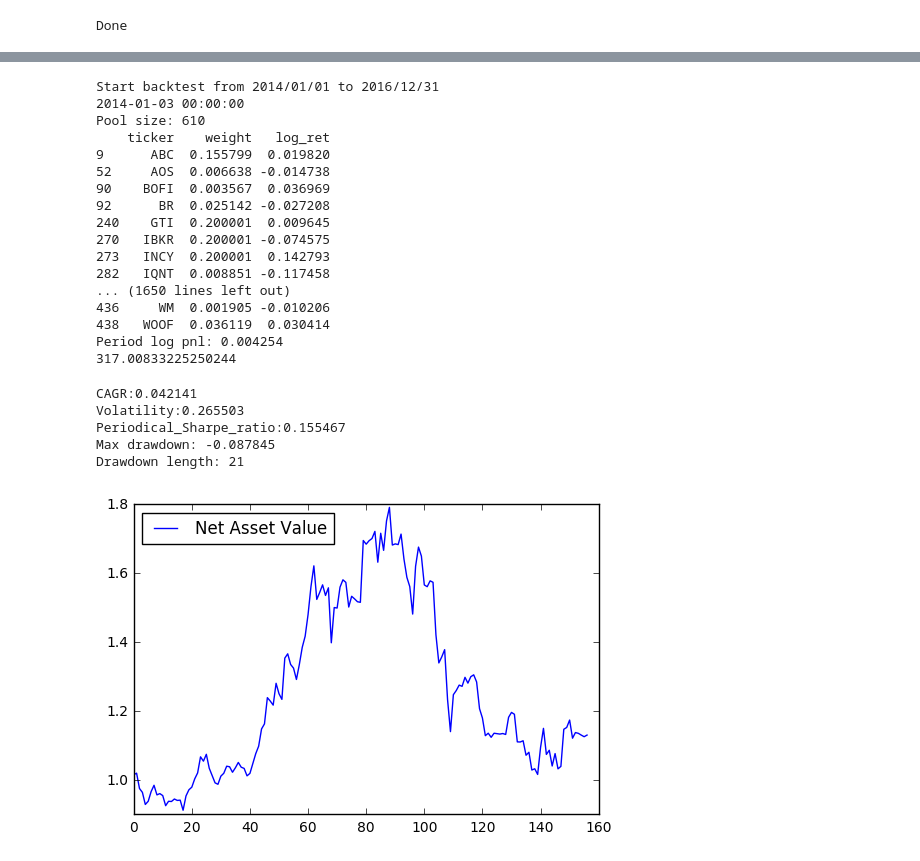
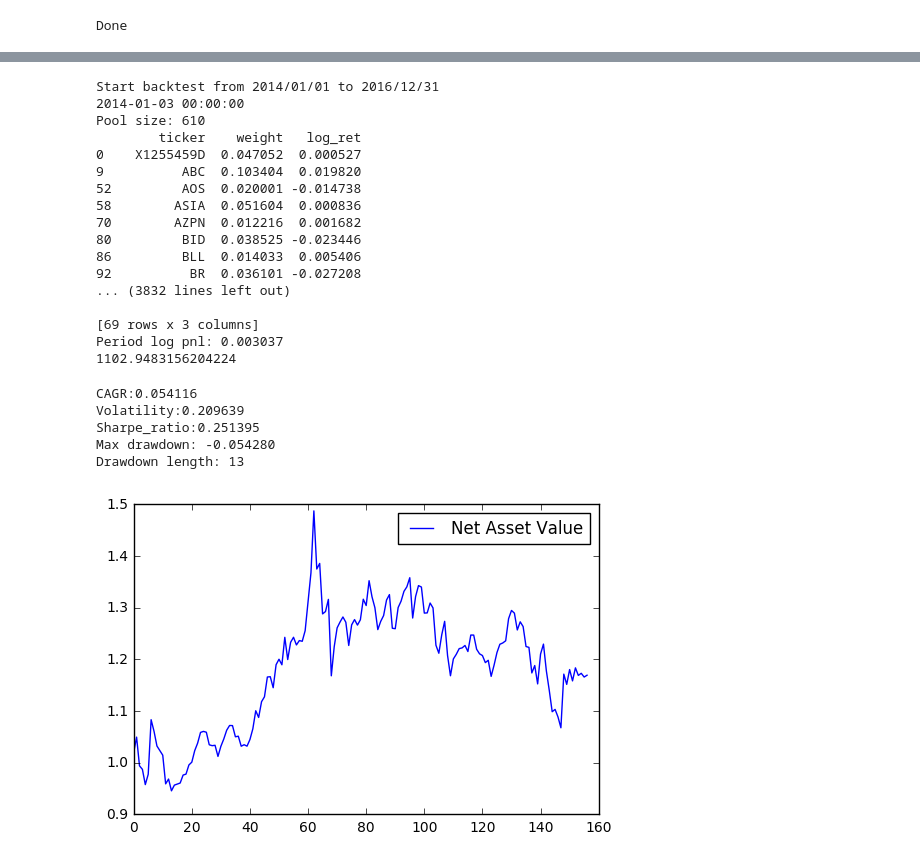
Before and after one commit to BaruchMFE2016/BaruchMFEInvestment, a Jupyter notebook: backtest.ipynb, the cells around one changed output, grey strips where cells are left out. Drawn from its saved outputs; the diff is of its cells as text; code cells hidden in the pictures.

Commit message:
backtest V1.3

```diff
--- a/backtest.ipynb
+++ b/backtest.ipynb
@@ -72,8 +207,8 @@ factor_names = [k for k in factors.keys()]
 N_f = len(factor_names)
 datelst = sorted(factor_exp_mat.keys())
 N_T = len(datelst)
+
+# Run backtest
+# Calc stock returns
+rebal = 1
+ret_series = log_return(univ, -rebal)
-# %%
-# Run backtest
-# Calc stock returns
-rebal = 4
-ret_series = log_return(univ, -rebal)
@@ -82,43 +261,44 @@ dstart = datetime(2014, 1, 1)
 dend = datetime(2016, 12, 31)
 print('Start backtest from %s to %s' % (dstart.strftime('%Y/%m/%d'), dend.strftime('%Y/%m/%d')))
 ts = time()
-# ptfl_fin, pnl = backtest_batch(univ, factor_exp_mat, ret_series, dstart, dend, silent=False)
-ptfl_fin, pnl = backtest_multi_period_rebalance(univ, factor_exp_mat, ret_series, dstart, dend, rebal, silent=False)
+# ptfl_fin, pnl, fr_hist = backtest_batch(univ, factor_exp_mat, ret_series, dstart, dend, silent=False)
+ptfl_fin, pnl, fr_hist = backtest_multi_period_rebalance(univ, factor_exp_mat, ret_series, dstart, dend, rebal, silent=False)
 te = time()
 print(te - ts)
 # %% [output]
 Start backtest from 2014/01/01 to 2016/12/31
 2014-01-03 00:00:00
 Pool size: 610
-    ticker    weight   log_ret
-9      ABC  0.155799  0.019820
-52     AOS  0.006638 -0.014738
-90    BOFI  0.003567  0.036969
-92      BR  0.025142 -0.027208
-240    GTI  0.200001  0.009645
-270   IBKR  0.200001 -0.074575
-273   INCY  0.200001  0.142793
-282   IQNT  0.008851 -0.117458
-... (1650 lines left out)
-436     WM  0.001905 -0.010206
-438   WOOF  0.036119  0.030414
-Period log pnl: 0.004254
-317.00833225250244
+        ticker    weight   log_ret
+0    X1255459D  0.047052  0.000527
+9          ABC  0.103404  0.019820
+52         AOS  0.020001 -0.014738
+58        ASIA  0.051604  0.000836
+70        AZPN  0.012216  0.001682
+80         BID  0.038525 -0.023446
+86         BLL  0.014033  0.005406
+92          BR  0.036101 -0.027208
+... (3832 lines left out)
+
+[69 rows x 3 columns]
+Period log pnl: 0.003037
+1102.9483156204224
 # %%
 # simple_pa(pnl)
 pmfc = (cagr(pnl), vol(pnl), sharpe_ratio(pnl), max_drawdown(pnl), drawdown_length(pnl))
-print('CAGR:%f \nVolatility:%f\nPeriodical_Sharpe_ratio:%f\nMax drawdown: %f\nDrawdown length: %d\n' % pmfc)
+print('CAGR:%f \nVolatility:%f\nSharpe_ratio:%f\nMax drawdown: %f\nDrawdown length: %d\n' % pmfc)
 
 nowstr = datetime.now().strftime('%Y%m%d_%H:%M:%S')
 pnl['cumpnl'] = np.cumsum(pnl['pnl'])
 plot_nav(pnl)
 
-# pnl.to_csv('./output/pnl_series_' + nowstr + '.csv', index=False)
+pnl.to_csv('./output/pnl_series_' + nowstr + '.csv', index=False)
+fr_hist.to_csv('./output/fitted_factor_return_' + nowstr + '.csv', index=False)
 # plot_nav(pnl, savedir = './output/')
 # %% [output]
-CAGR:0.042141
-Volatility:0.265503
-Periodical_Sharpe_ratio:0.155467
-Max drawdown: -0.087845
-Drawdown length: 21
+CAGR:0.054116
+Volatility:0.209639
+Sharpe_ratio:0.251395
+Max drawdown: -0.054280
+Drawdown length: 13
-[figure, old version]
+[figure, new version]
```
Also changed, not shown: parts of 10 cells of this notebook, 10 other files.
